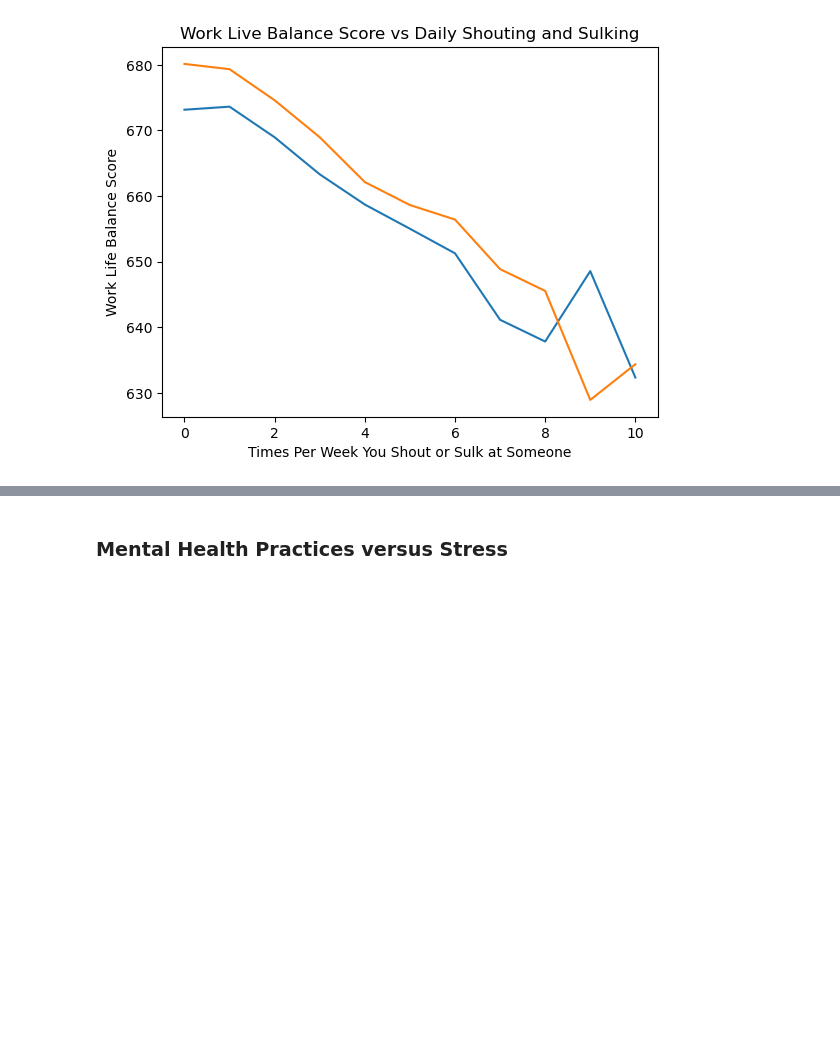
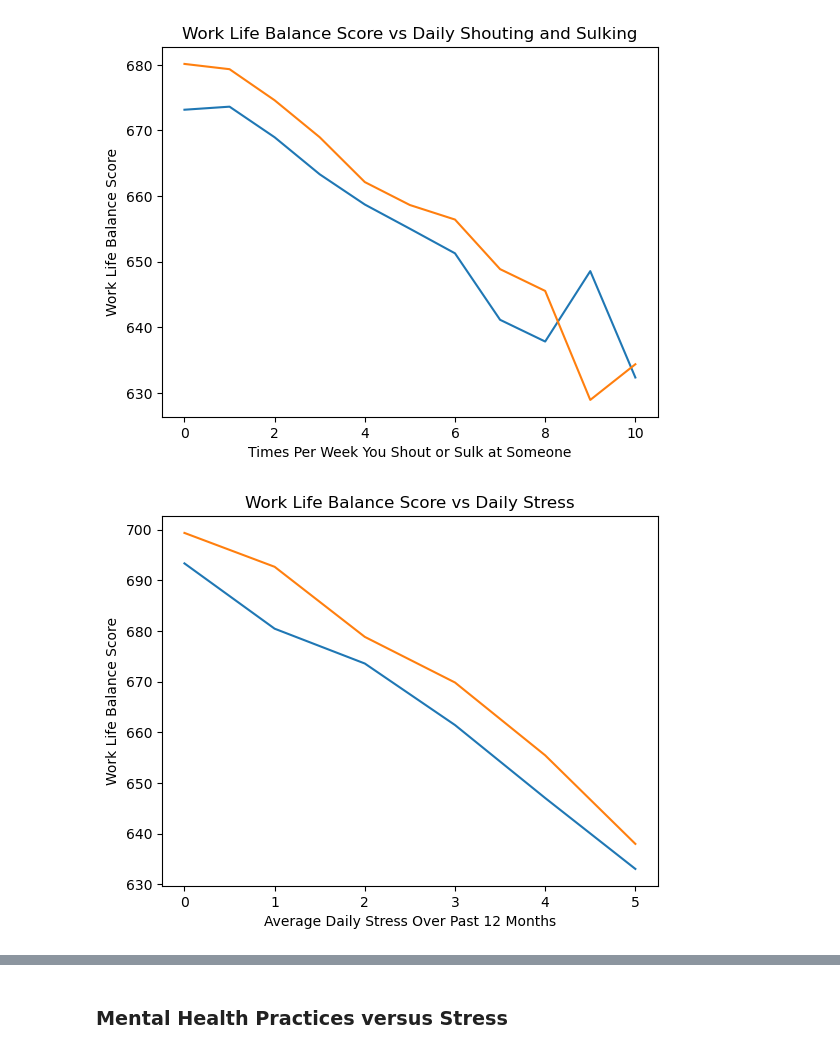
Before and after one commit to jenna-mk/Project_1, a Jupyter notebook: healthy_mind_analysis.ipynb, the cells around one changed output, grey strips where cells are left out. Drawn from its saved outputs; the diff is of its cells as text; code cells hidden in the pictures; blank space fills up the shorter version.

```diff
--- a/mental_health_analysis_jenna.ipynb
+++ b/healthy_mind_analysis.ipynb
@@ -201,3 +198,18 @@ plt.title('Work Live Balance Score vs Daily Shouting and Sulking')
 plt.show()
 # %% [output]
 [figure]
+# %%
+# Group  y daily stress and take the average work life balance score of each group
+male_stress = male_mental_health.groupby('Daily Stress')['Work Life Balance Score'].mean()
+female_stress = female_mental_health.groupby('Daily Stress')['Work Life Balance Score'].mean()
+
+# Plot the lines for males and females
+male_stress.plot()
+female_stress.plot()
+
+plt.xlabel('Average Daily Stress Over Past 12 Months')
+plt.ylabel('Work Life Balance Score')
+plt.title('Work Life Balance Score vs Daily Stress')
+plt.show()
+# %% [output]
+[figure, added]
```
Also changed, not shown: parts of 8 cells of this notebook, 2 other files.
